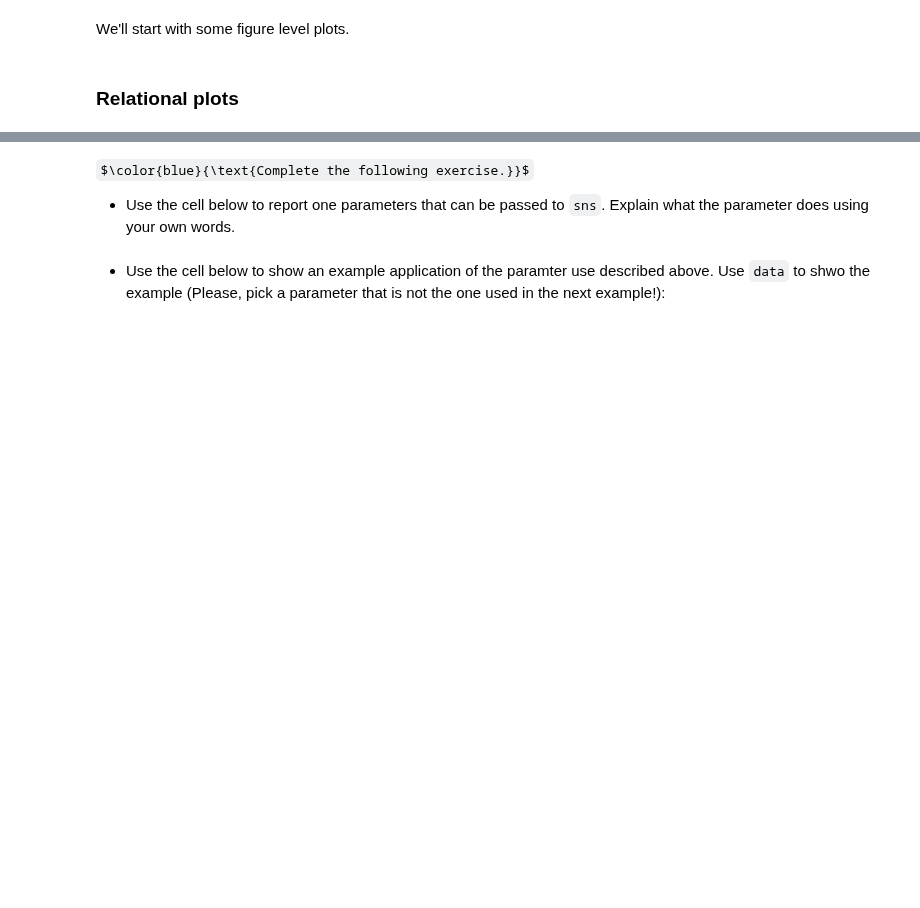
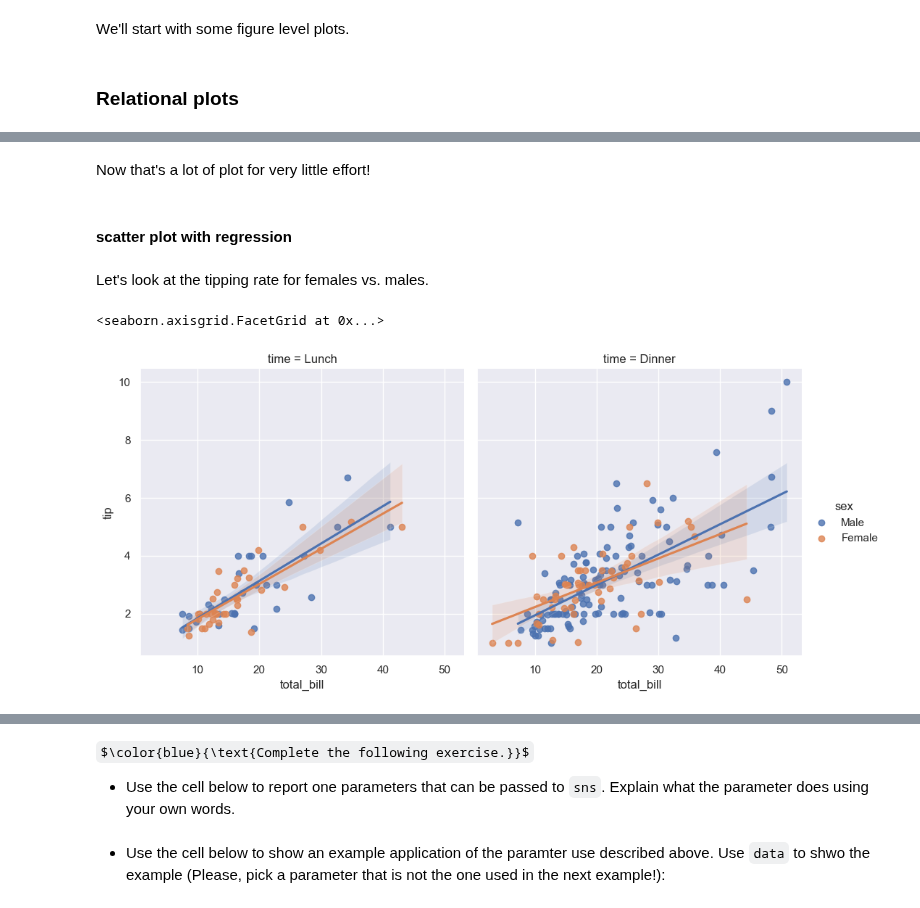
Before and after one commit to psychdatascience/FDS-CourseTwo, a Jupyter notebook: tu12_SeabornReview.ipynb, the cells around one changed output, grey strips where cells are left out. Saved outputs shown, nothing was run; the diff lists cells and outputs as text; code cells hidden in the pictures; some formulas as TeX source; blank space fills up the shorter version.

```diff
--- a/tu12_SeabornReview.ipynb
+++ b/tu12_SeabornReview.ipynb
@@ -32,0 +117,11 @@ tips = sns.load_dataset("tips")
+# %% [markdown]
+Now that's a lot of plot for very little effort!
+# %% [markdown]
+#### scatter plot with regression
+# %% [markdown]
+Let's look at the tipping rate for females vs. males.
+# %%
+sns.lmplot(data=tips, x="total_bill", y="tip", col="time", hue="sex")
+# %% [output]
+<seaborn.axisgrid.FacetGrid at 0x...>
+[figure, added]
```
Also changed, not shown: parts of 55 cells of this notebook, 1 other file.
